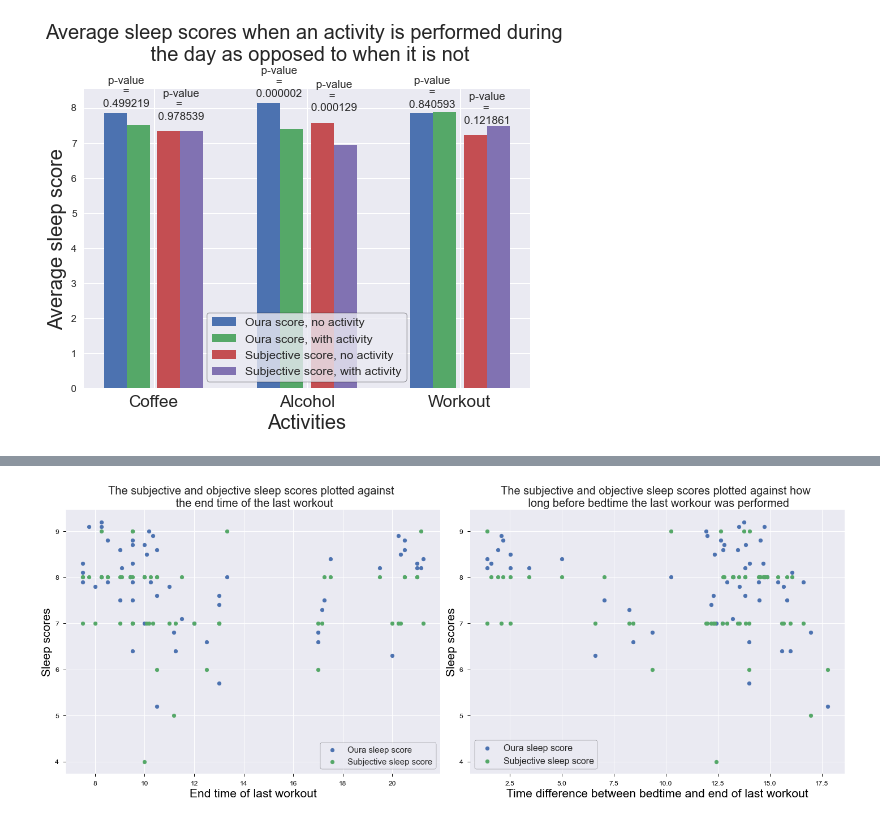
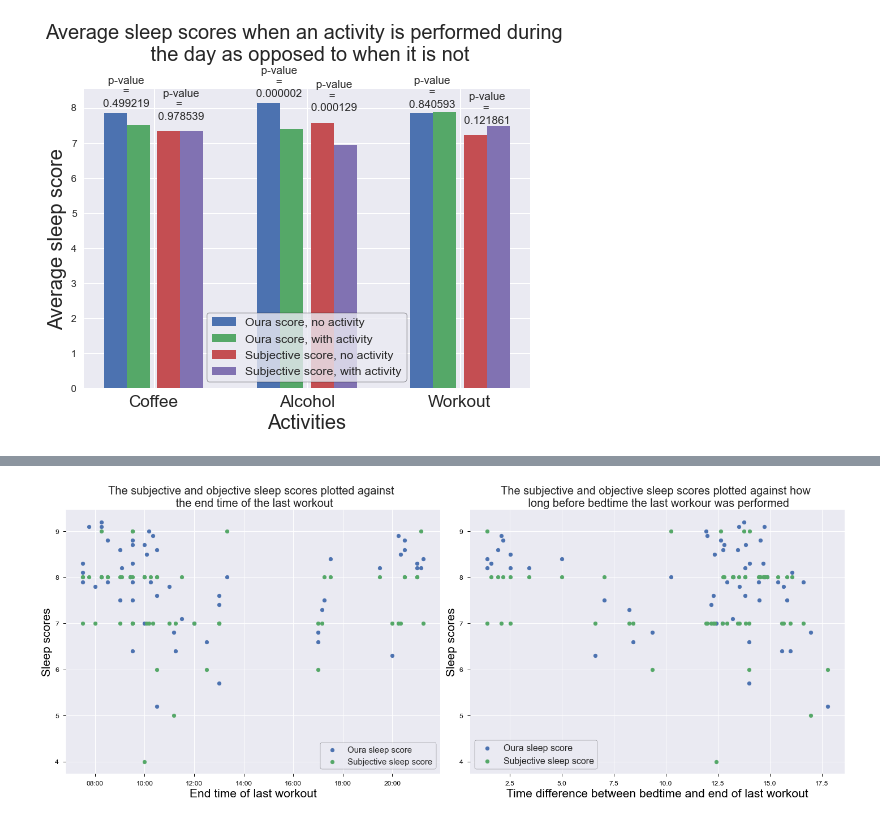
Before and after one commit to thalianajjar/internship_code, a Jupyter notebook: data_visualization.ipynb, the cells around one changed output, grey strips where cells are left out. Drawn from its saved outputs; the diff is of its cells as text; code cells hidden in the pictures.

```diff
--- a/data_visualization.ipynb
+++ b/data_visualization.ipynb
@@ -358,37 +299,44 @@ plot_alcohol_times(df)
 # Plot the sleep scores as a function of the end time of the last workout
 def plot_workout_times(df):
     workout_days = df[~(pd.isna(df['workout_time']))]
+    workout_days = workout_days.reset_index()
     plt.style.use("seaborn")
     colour_axes = "black"
 
+    wo_time = []
+    for index, row in workout_days.iterrows():
+        wo_time.append(datetime.datetime.fromtimestamp((workout_days.iloc[index]['workout_time']-1)*3600))
+
     time_workout = plt.figure(figsize=(20,8))
     ax_workout_time = time_workout.add_subplot(121)
-    ax_workout_time.scatter(workout_days['workout_time'].values, workout_days['score'].values, label="Oura sleep score")
-    ax_workout_time.scatter(workout_days['workout_time'].values, workout_days['subjective_sleep_score'].values, label="Subjective sleep score")
+    ax_workout_time.xaxis.set_major_formatter(mdates.DateFormatter('%H:%M'))
+    ax_workout_time.scatter(wo_time, workout_days['score'].values, label="Oura sleep score")
+    ax_workout_time.scatter(wo_time, workout_days['subjective_sleep_score'].values, label="Subjective sleep score")
     ax_workout_time.set_xlabel("End time of last workout", fontsize=21)
     ax_workout_time.set_ylabel("Sleep scores", fontsize=21)
     ax_workout_time.tick_params(axis='both', colors=colour_axes, which='major', size=5, labelsize=12)
     ax_workout_time.set_title("The subjective and objective sleep scores plotted against \n the end time of the last workout", fontsize=20)
     ax_workout_time.yaxis.label.set_color(colour_axes)
     ax_workout_time.xaxis.label.set_color(colour_axes)
     ax_workout_time.legend(prop={'size': 15}, frameon=True, loc="best").get_frame().set_edgecolor('k')
 
     time_before_bed = workout_days['bed_time'].values - workout_days['workout_time'].values
 
     ax_workout_time_diff = time_workout.add_subplot(122)
+    ax_workout_time_diff.ticklabel_format(useOffset=False)
     ax_workout_time_diff.scatter(time_before_bed, workout_days['score'].values, label="Oura sleep score")
     ax_workout_time_diff.scatter(time_before_bed, workout_days['subjective_sleep_score'].values, label="Subjective sleep score")
     ax_workout_time_diff.set_xlabel("Time difference between bedtime and end of last workout", fontsize=21)
     ax_workout_time_diff.set_ylabel("Sleep scores", fontsize=21)
     ax_workout_time_diff.tick_params(axis='both', colors=colour_axes, which='major', size=5, labelsize=12)
     ax_workout_time_diff.set_title("The subjective and objective sleep scores plotted against how \n long before bedtime the last workour was performed", fontsize=20)
     ax_workout_time_diff.yaxis.label.set_color(colour_axes)
     ax_workout_time_diff.xaxis.label.set_color(colour_axes)
     ax_workout_time_diff.legend(prop={'size': 16}, frameon=True, loc="best").get_frame().set_edgecolor('k')
     time_workout.tight_layout()
 
     plt.show()
 
 plot_workout_times(df)
 # %% [output]
-[figure, old version]
+[figure, new version]
```
Also changed, not shown: parts of 6 cells of this notebook, 2 other files.
